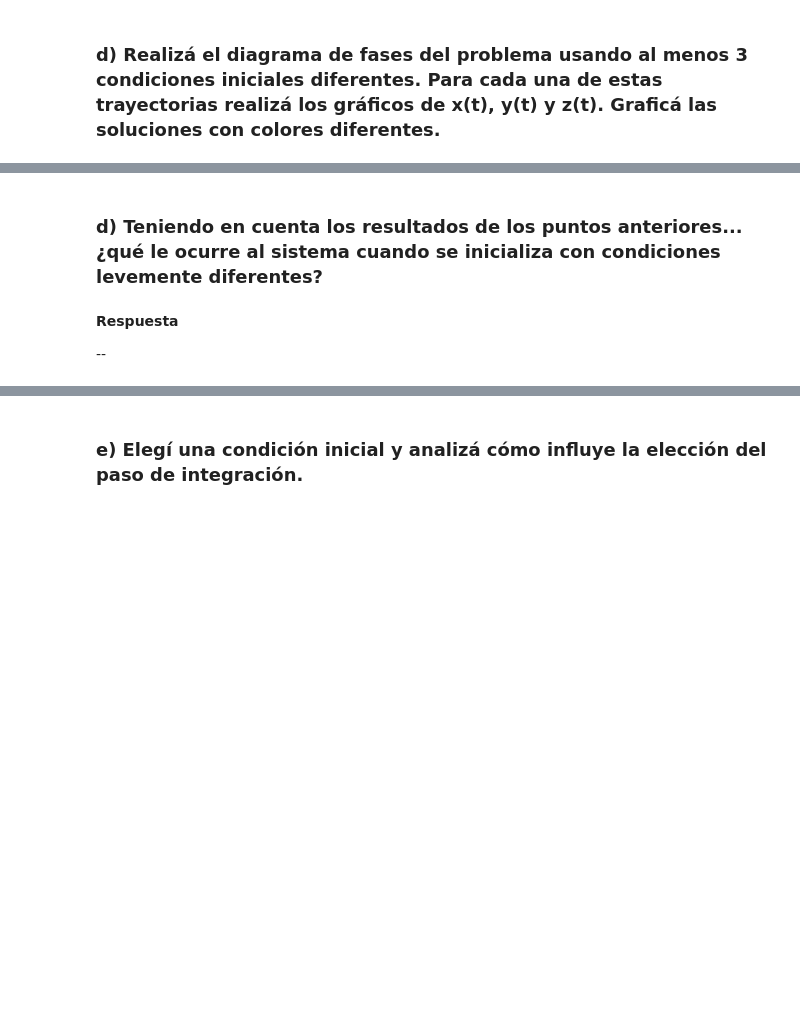
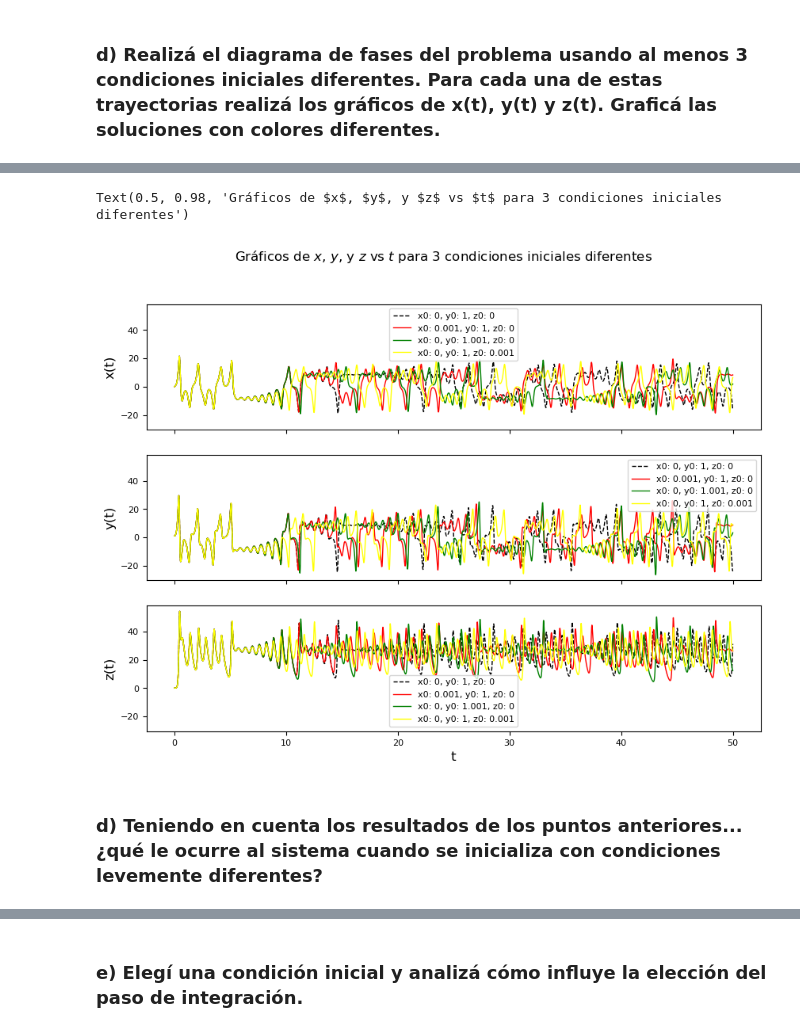
Before and after one commit to francobarrionuevoenv21/MAIE_devs_pub, a Jupyter notebook: MetodosNumericos/TPE2_EDOs3D/BarrionuevoFranco_TPE2.ipynb, the cells around one changed output, grey strips where cells are left out. Saved outputs shown, nothing was run; the diff lists cells and outputs as text; code cells hidden in the pictures; blank space fills up the shorter version.

```diff
--- a/MetodosNumericos/TPE2_EDOs3D/BarrionuevoFranco_TPE2.ipynb
+++ b/MetodosNumericos/TPE2_EDOs3D/BarrionuevoFranco_TPE2.ipynb
@@ -210,6 +175,55 @@ for i in range(3):
+# %%
+# Plot euler solver results (X1, X2 & X3 vs time phases diagram)
+fig, ax = plt.subplots(3, 1, figsize=(10, 7), sharex = True, sharey = True)
+
+# Plot initial results
+t, x1, x2, x3 = euler_solver_3d(dxdt, dydt, dzdt,
+                    T0, TF,
+                    X10, X20, X30,
+                    H)
+
+ax[0].plot(t, x1, '--', lw = 1, color = 'black', label = f'x0: {X10}, y0: {X20}, z0: {X30}')
+ax[1].plot(t, x2, '--', lw = 1, color = 'black', label = f'x0: {X10}, y0: {X20}, z0: {X30}')
+ax[2].plot(t, x3, '--', lw = 1, color = 'black', label = f'x0: {X10}, y0: {X20}, z0: {X30}')
+
+# Define a list of colors
+list_color = ['red', 'green', 'yellow']
+
+# Define a list of initial conditions
+list_iniCond = [(X10+0.001, X20, X30), (X10, X20+0.001, X30), [X10, X20, X30+0.001]]
+
+# For loop to plot results for three random initial conditions
+for i, l in enumerate(['x', 'y', 'z']):
+
+    t, x1, x2, x3 = euler_solver_3d(dxdt, dydt, dzdt,
+                    T0, TF,
+                    list_iniCond[i][0], list_iniCond[i][1], list_iniCond[i][2],
+                    H)
+
+    # Plot results
+    ax[0].plot(t, x1, lw = 1, color = list_color[i],
+               label = f'x0: {list_iniCond[i][0]}, y0: {list_iniCond[i][1]}, z0: {list_iniCond[i][2]}')
+    ax[1].plot(t, x2, lw = 1, color = list_color[i],
+               label = f'x0: {list_iniCond[i][0]}, y0: {list_iniCond[i][1]}, z0: {list_iniCond[i][2]}')
+    ax[2].plot(t, x3, lw = 1, color = list_color[i],
+               label = f'x0: {list_iniCond[i][0]}, y0: {list_iniCond[i][1]}, z0: {list_iniCond[i][2]}')
+
+    # y labels
+    ax[i].set_ylabel(f'{l}(t)', fontsize = 12)
+    ax[i].tick_params(axis='y', labelsize=8)
+
+    # legnds
+    ax[0].legend(fontsize=8)
+    ax[1].legend(fontsize=8)
+    ax[2].legend(fontsize=8)
+
+# x labels
+ax[2].set_xlabel(f't', fontsize = 12)
+ax[2].tick_params(axis='x', labelsize=8)
+
+fig.suptitle('Gráficos de $x$, $y$, y $z$ vs $t$ para 3 condiciones iniciales diferentes')
+# %% [output]
+Text(0.5, 0.98, 'Gráficos de $x$, $y$, y $z$ vs $t$ para 3 condiciones iniciales diferentes')
+[figure, added]
 # %% [markdown]
 ### d) Teniendo en cuenta los resultados de los puntos anteriores... ¿qué le ocurre al sistema cuando se inicializa con condiciones levemente diferentes?
-# %% [markdown]
-**Respuesta**
-
---
```
Also changed, not shown: parts of 20 cells of this notebook.
